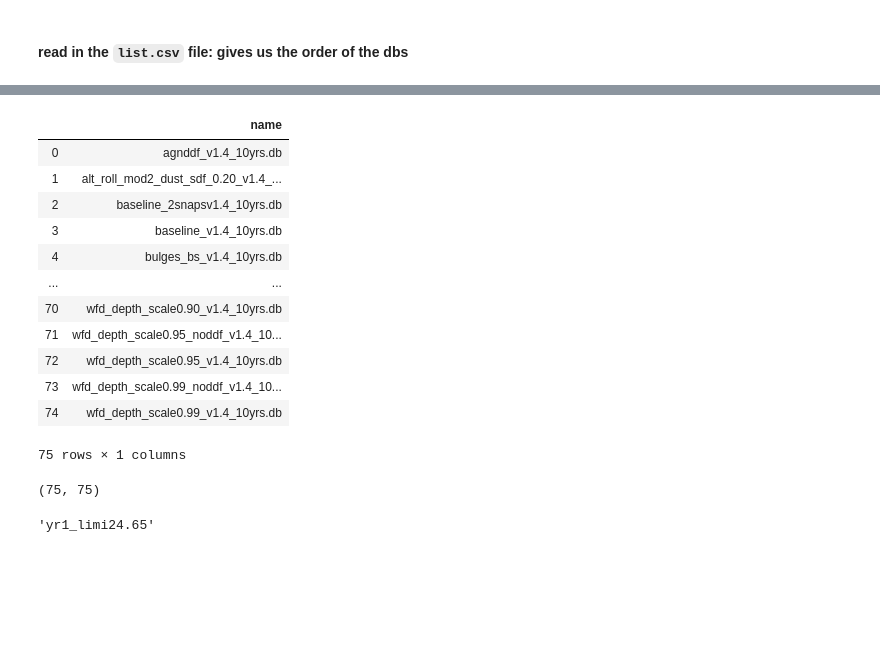
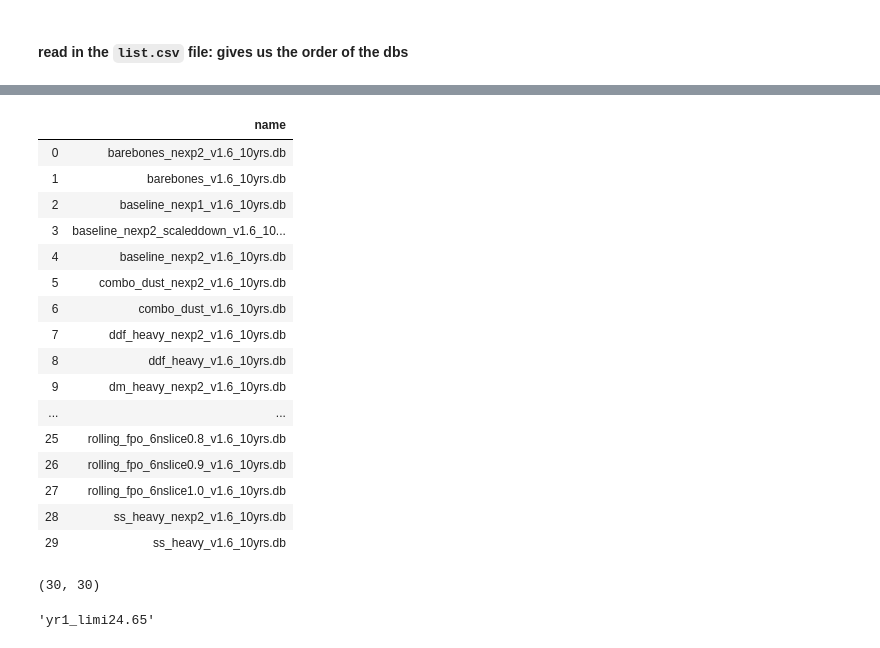
Before and after one commit to LSSTDESC/ObsStrat, a Jupyter notebook: postwp/paper_data.ipynb, the cells around one changed output, grey strips where cells are left out. Cells and saved outputs as stored; diff of their text form; code cells hidden in the pictures; blank space fills up the shorter version.

Commit message:
updated notebook for v1.6 csv data for static and lss metrics.

```diff
--- a/postwp/paper_data.ipynb
+++ b/postwp/paper_data.ipynb
@@ -8,8 +8,8 @@ import os
 import pandas as pd
 %matplotlib inline
 # %%
-data_dir = '/global/cscratch1/sd/awan/lsst_output/post_wp_output_v1.4_-0.1cuts/summary_data/'
-outdir = '/global/homes/a/awan/LSST/lsstRepos/ObsStrat/postwp/paper-data/summary_csv_v1.4_-0.1cuts/'
+data_dir = '/global/cscratch1/sd/awan/lsst_output/post_wp_output_v1.6_-0.1cuts/summary_data/'
+outdir = '/global/homes/a/awan/LSST/lsstRepos/ObsStrat/postwp/paper-data/summary_csv_v1.6_-0.1cuts/'
 os.makedirs(outdir, exist_ok=True)
 # %% [markdown]
 #### read in the data for the static metrics and store as a dictionary
@@ -60,25 +93,29 @@ for key in data:
 # %%
-given_list = pd.read_csv('%s/order_list.csv' % outdir, )
+given_list = pd.read_csv('%s/given_order_v1.6.csv' % outdir, )
 given_list
 # %% [output]
 |  | name |
-| 0 | agnddf_v1.4_10yrs.db |
-| 1 | alt_roll_mod2_dust_sdf_0.20_v1.4_... |
-| 2 | baseline_2snapsv1.4_10yrs.db |
-| 3 | baseline_v1.4_10yrs.db |
-| 4 | bulges_bs_v1.4_10yrs.db |
+| 0 | barebones_nexp2_v1.6_10yrs.db |
+| 1 | barebones_v1.6_10yrs.db |
+| 2 | baseline_nexp1_v1.6_10yrs.db |
+| 3 | baseline_nexp2_scaleddown_v1.6_10... |
+| 4 | baseline_nexp2_v1.6_10yrs.db |
+| 5 | combo_dust_nexp2_v1.6_10yrs.db |
+| 6 | combo_dust_v1.6_10yrs.db |
+| 7 | ddf_heavy_nexp2_v1.6_10yrs.db |
+| 8 | ddf_heavy_v1.6_10yrs.db |
+| 9 | dm_heavy_nexp2_v1.6_10yrs.db |
 | ... | ... |
-| 70 | wfd_depth_scale0.90_v1.4_10yrs.db |
-| 71 | wfd_depth_scale0.95_noddf_v1.4_10... |
-| 72 | wfd_depth_scale0.95_v1.4_10yrs.db |
-| 73 | wfd_depth_scale0.99_noddf_v1.4_10... |
-| 74 | wfd_depth_scale0.99_v1.4_10yrs.db |
+| 25 | rolling_fpo_6nslice0.8_v1.6_10yrs.db |
+| 26 | rolling_fpo_6nslice0.9_v1.6_10yrs.db |
+| 27 | rolling_fpo_6nslice1.0_v1.6_10yrs.db |
+| 28 | ss_heavy_nexp2_v1.6_10yrs.db |
+| 29 | ss_heavy_v1.6_10yrs.db |
-75 rows × 1 columns
 # %%
 # check some things:
 len( list( given_list['name'] ) ), len( np.unique( given_list['name'] ) )
 # %% [output]
-(75, 75)
+(30, 30)
 # %%
 yr_key = [f for f in data.keys() if f.__contains__('yr1_')][0]
 yr_key
```
Also changed, not shown: parts of 18 cells of this notebook.
